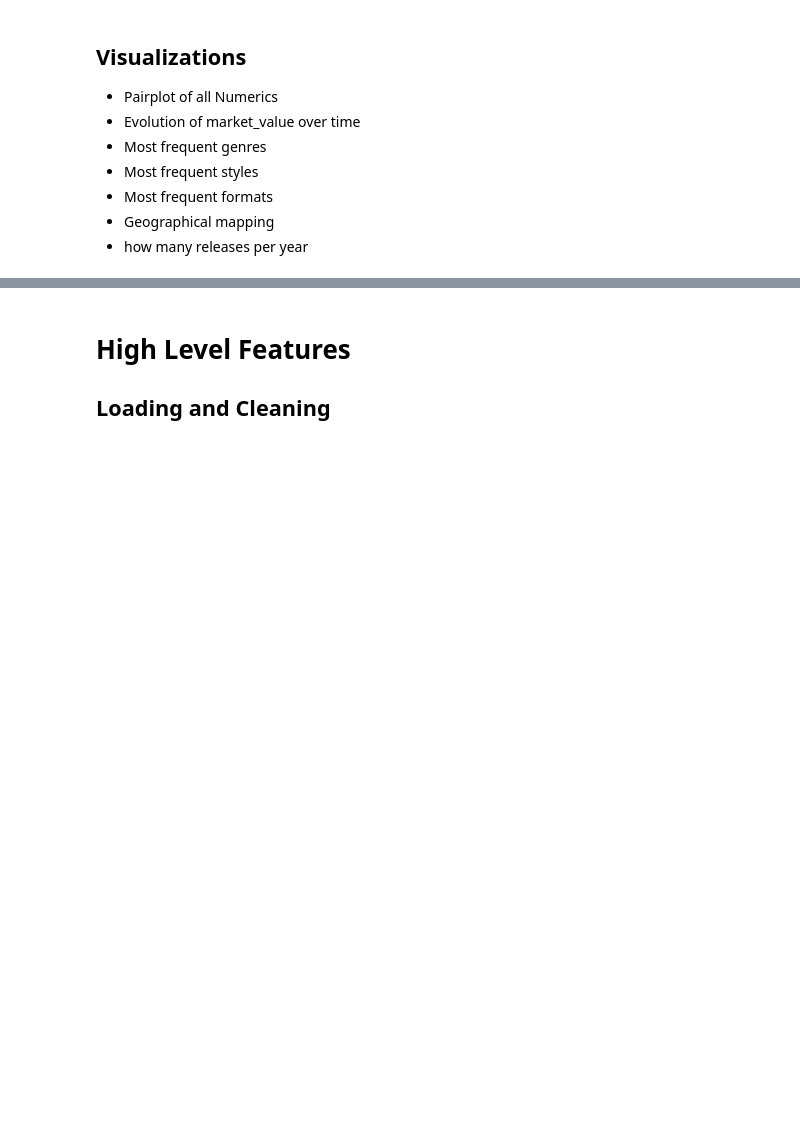
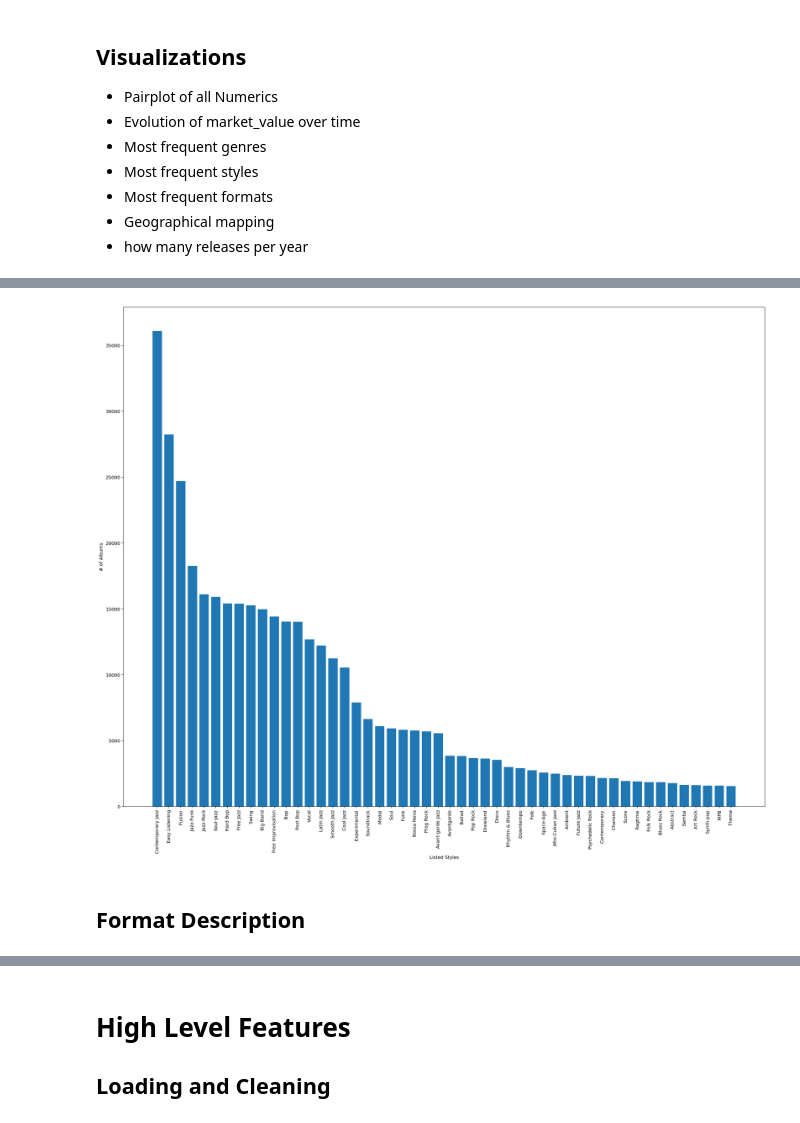
Before and after one commit to helmigsimon/EPFL-Capstone-Project, a Jupyter notebook: 02-Visualization&Cleaning.ipynb, the cells around one changed output, grey strips where cells are left out. Drawn from its saved outputs; the diff is of its cells as text; code cells hidden in the pictures; blank space fills up the shorter version.

```diff
--- a/02-Visualization&Cleaning.ipynb
+++ b/02-Visualization&Cleaning.ipynb
@@ -90,0 +106,3 @@ import geopandas as gpd
+# %%
+style_df, style_sum = get_encoded_df_and_count(style_columns)
+style_sum
@@ -90,0 +134,13 @@ import geopandas as gpd
+# %%
+style_sum_top_10 = style_sum[style_sum > style_sum.quantile(0.9)]
+# %%
+plt.figure(figsize=(25,20))
+plt.xlabel('Listed Styles')
+plt.ylabel('# of Albums')
+plt.xticks(rotation=90)
+plt.bar(style_sum_top_10.index,style_sum_top_10)
+plt.show()
+# %% [output]
+[figure, added]
+# %% [markdown]
+## Format Description
```
Also changed, not shown: parts of 27 cells of this notebook, 3 other files.
